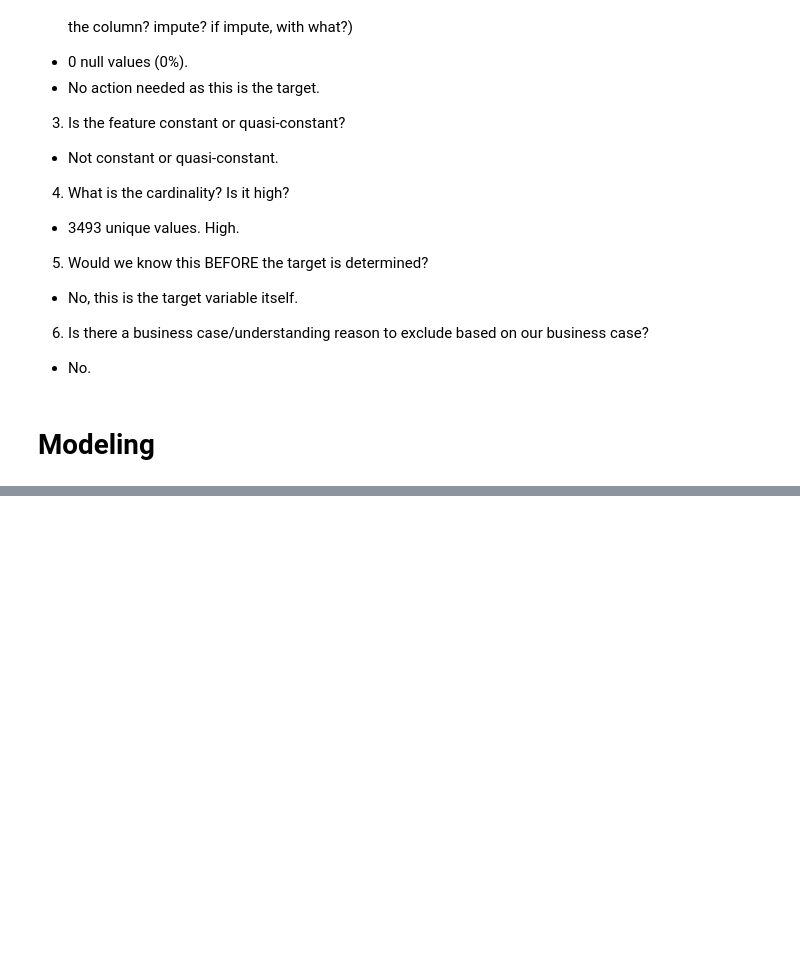
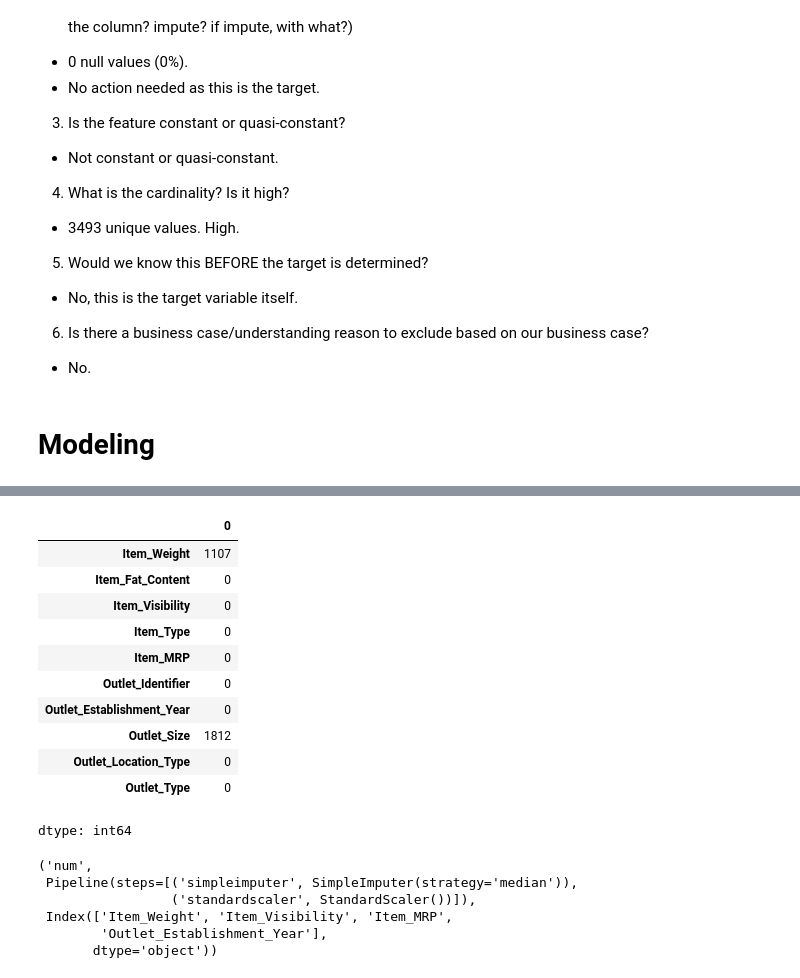
Before and after one commit to lena-33/Prediction_of_Product_Sales, a Jupyter notebook: Prediction_of_Product_Sales.ipynb, the cells around one changed output, grey strips where cells are left out. Saved outputs shown, nothing was run; the diff lists cells and outputs as text; code cells hidden in the pictures; blank space fills up the shorter version.

```diff
--- a/Prediction_of_Product_Sales.ipynb
+++ b/Prediction_of_Product_Sales.ipynb
@@ -892,0 +1054,29 @@ explore_numeric(df,'Item_Outlet_Sales');
+# %%
+X_train.isna().sum()
+# %% [output]
+|  | 0 |
+| Item_Weight | 1107 |
+| Item_Fat_Content | 0 |
+| Item_Visibility | 0 |
+| Item_Type | 0 |
+| Item_MRP | 0 |
+| Outlet_Identifier | 0 |
+| Outlet_Establishment_Year | 0 |
+| Outlet_Size | 1812 |
+| Outlet_Location_Type | 0 |
+| Outlet_Type | 0 |
+dtype: int64
+# %%
+num_cols = X_train.select_dtypes('number').columns
+num_impute = SimpleImputer(strategy='median')
+num_scaler = StandardScaler()
+num_pipe = make_pipeline(num_impute , num_scaler)
+num_tuple = ('num' , num_pipe , num_cols)
+num_tuple
+# %% [output]
+('num',
+ Pipeline(steps=[('simpleimputer', SimpleImputer(strategy='median')),
+                 ('standardscaler', StandardScaler())]),
+ Index(['Item_Weight', 'Item_Visibility', 'Item_MRP',
+        'Outlet_Establishment_Year'],
+       dtype='object'))
```
Also changed, not shown: parts of 41 cells of this notebook.
